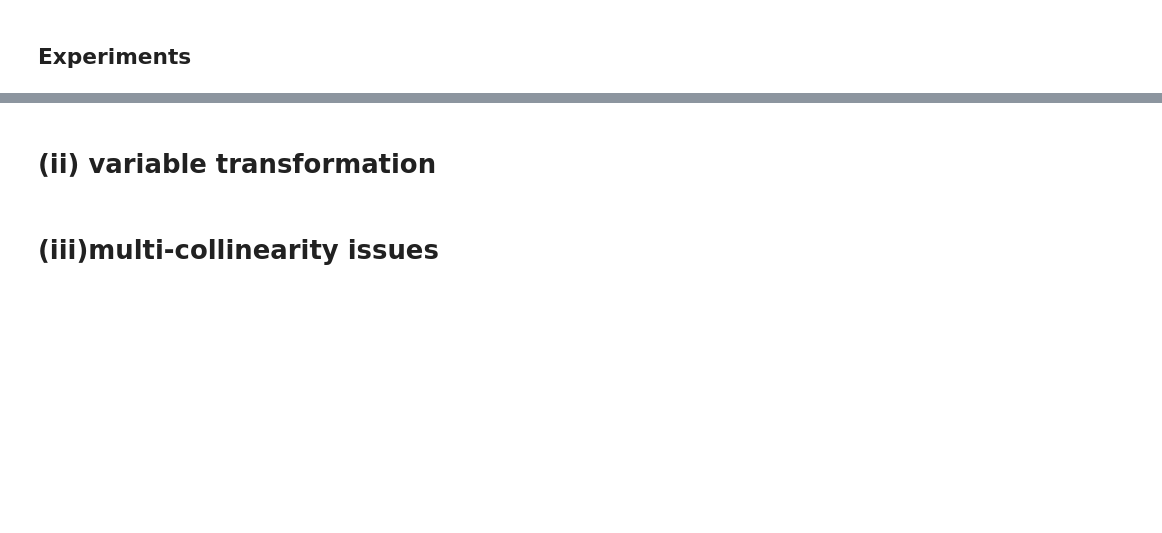
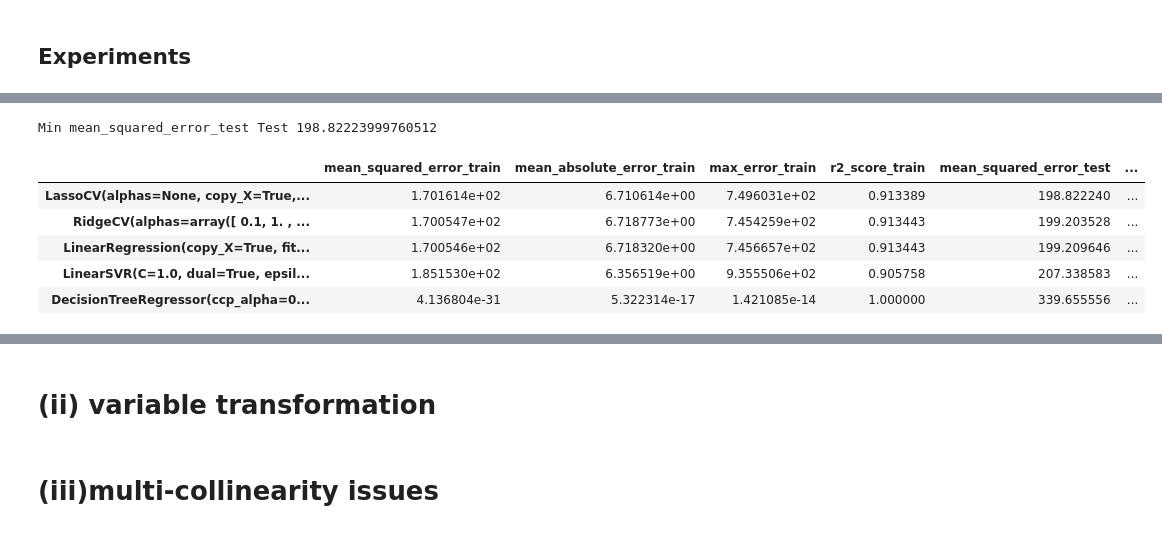
Before and after one commit to erdemsirel/ozu_data_science, a Jupyter notebook: M5 - General Linear Models/Erdem Sirel Project GLM.ipynb, the cells around one changed output, grey strips where cells are left out. Drawn from its saved outputs; the diff is of its cells as text; code cells hidden in the pictures; blank space fills up the shorter version.

```diff
--- a/M5 - General Linear Models/Erdem Sirel Project GLM.ipynb
+++ b/M5 - General Linear Models/Erdem Sirel Project GLM.ipynb
@@ -165,4 +208,12 @@ run(exclude_columns=columns_to_drop_high_corr)
 # %%
-run(exclude_columns=columns_to_drop_low_corr_with_label)
+run(exclude_columns=columns_to_drop_low_corr_with_label, name="Drop low corr. columns.")
+# %% [output]
+Min mean_squared_error_test Test 198.82223999760512
+|  | mean_squared_error_train | mean_absolute_error_train | max_error_train | r2_score_train | mean_squared_error_test | ... |
+| LassoCV(alphas=None, copy_X=True,... | 1.701614e+02 | 6.710614e+00 | 7.496031e+02 | 0.913389 | 198.822240 | ... |
+| RidgeCV(alphas=array([ 0.1, 1. , ... | 1.700547e+02 | 6.718773e+00 | 7.454259e+02 | 0.913443 | 199.203528 | ... |
+| LinearRegression(copy_X=True, fit... | 1.700546e+02 | 6.718320e+00 | 7.456657e+02 | 0.913443 | 199.209646 | ... |
+| LinearSVR(C=1.0, dual=True, epsil... | 1.851530e+02 | 6.356519e+00 | 9.355506e+02 | 0.905758 | 207.338583 | ... |
+| DecisionTreeRegressor(ccp_alpha=0... | 4.136804e-31 | 5.322314e-17 | 1.421085e-14 | 1.000000 | 339.655556 | ... |
 # %%
 run(exclude_columns=list(set(columns_to_drop_high_corr+columns_to_drop_low_corr_with_label)))
```
Also changed, not shown: parts of 9 cells of this notebook.
